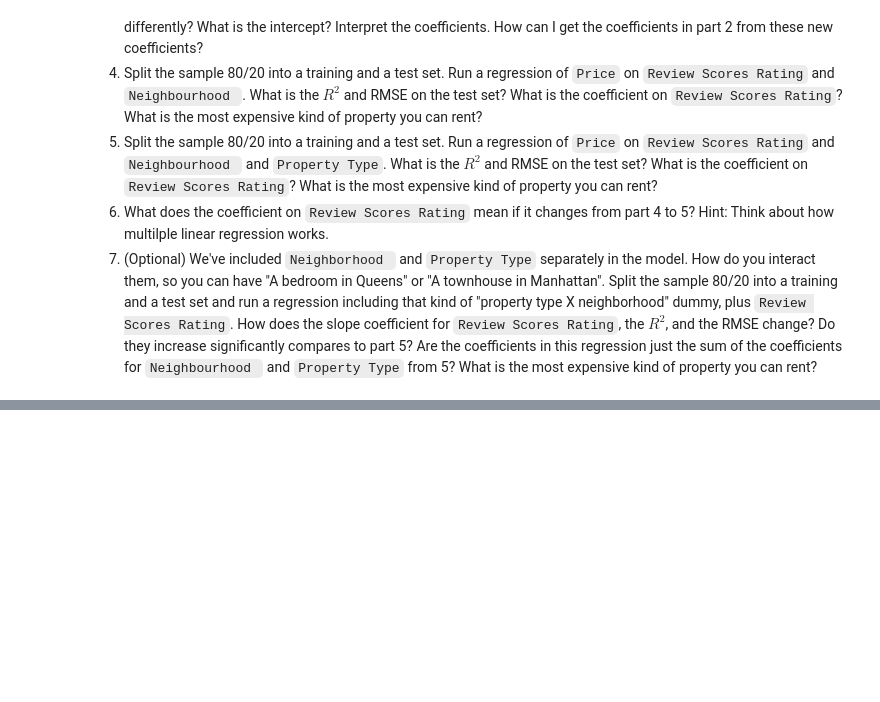
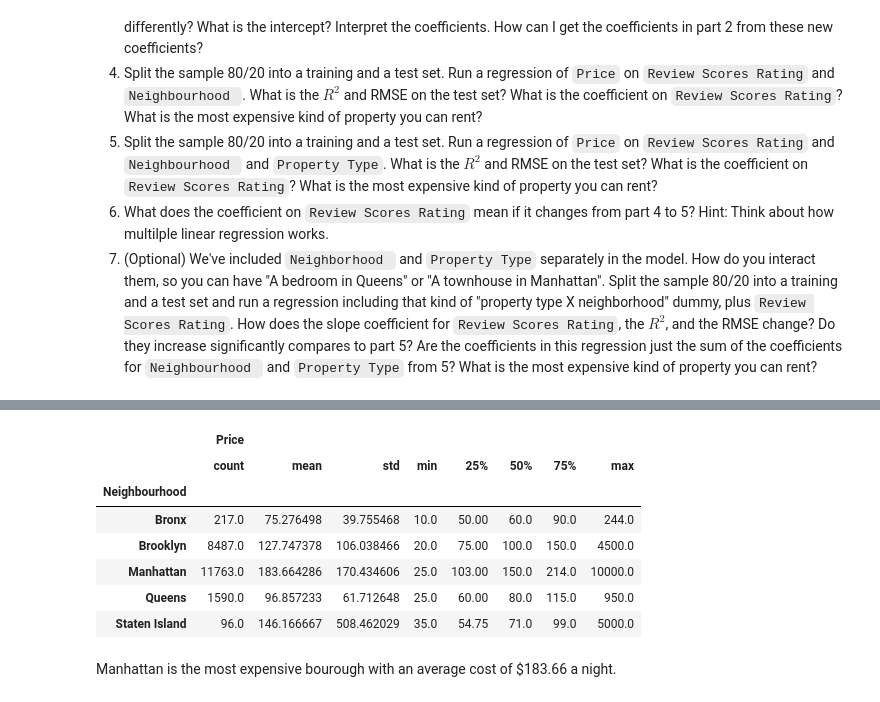
Before and after one commit to rixprakash/linearRegression, a Jupyter notebook: assignment.ipynb, the cells around one changed output, grey strips where cells are left out. Drawn from its saved outputs; the diff is of its cells as text; code cells hidden in the pictures; blank space fills up the shorter version.

```diff
--- a/assignment.ipynb
+++ b/assignment.ipynb
@@ -143,0 +63,8 @@ This is typically the preferred way of expressing the OLS coefficients.
+# %%
+import numpy as np
+import matplotlib.pyplot as plt
+import pandas as pd
+import seaborn as sns
+
+df = pd.read_csv('/content/linearRegression/data/Q1_clean.csv')
+df.head()
@@ -143,0 +78,13 @@ This is typically the preferred way of expressing the OLS coefficients.
+# %%
+df.loc[:,['Price','Neighbourhood '] ].groupby('Neighbourhood ').describe()
+# %% [output]
+|  | Price |  |  |  |  |  |  |  |
+|  | count | mean | std | min | 25% | 50% | 75% | max |
+| Neighbourhood |  |  |  |  |  |  |  |  |
+| Bronx | 217.0 | 75.276498 | 39.755468 | 10.0 | 50.00 | 60.0 | 90.0 | 244.0 |
+| Brooklyn | 8487.0 | 127.747378 | 106.038466 | 20.0 | 75.00 | 100.0 | 150.0 | 4500.0 |
+| Manhattan | 11763.0 | 183.664286 | 170.434606 | 25.0 | 103.00 | 150.0 | 214.0 | 10000.0 |
+| Queens | 1590.0 | 96.857233 | 61.712648 | 25.0 | 60.00 | 80.0 | 115.0 | 950.0 |
+| Staten Island | 96.0 | 146.166667 | 508.462029 | 35.0 | 54.75 | 71.0 | 99.0 | 5000.0 |
+# %% [markdown]
+Manhattan is the most expensive bourough with an average cost of $183.66 a night.
```
Also changed, not shown: parts of 7 cells of this notebook.
